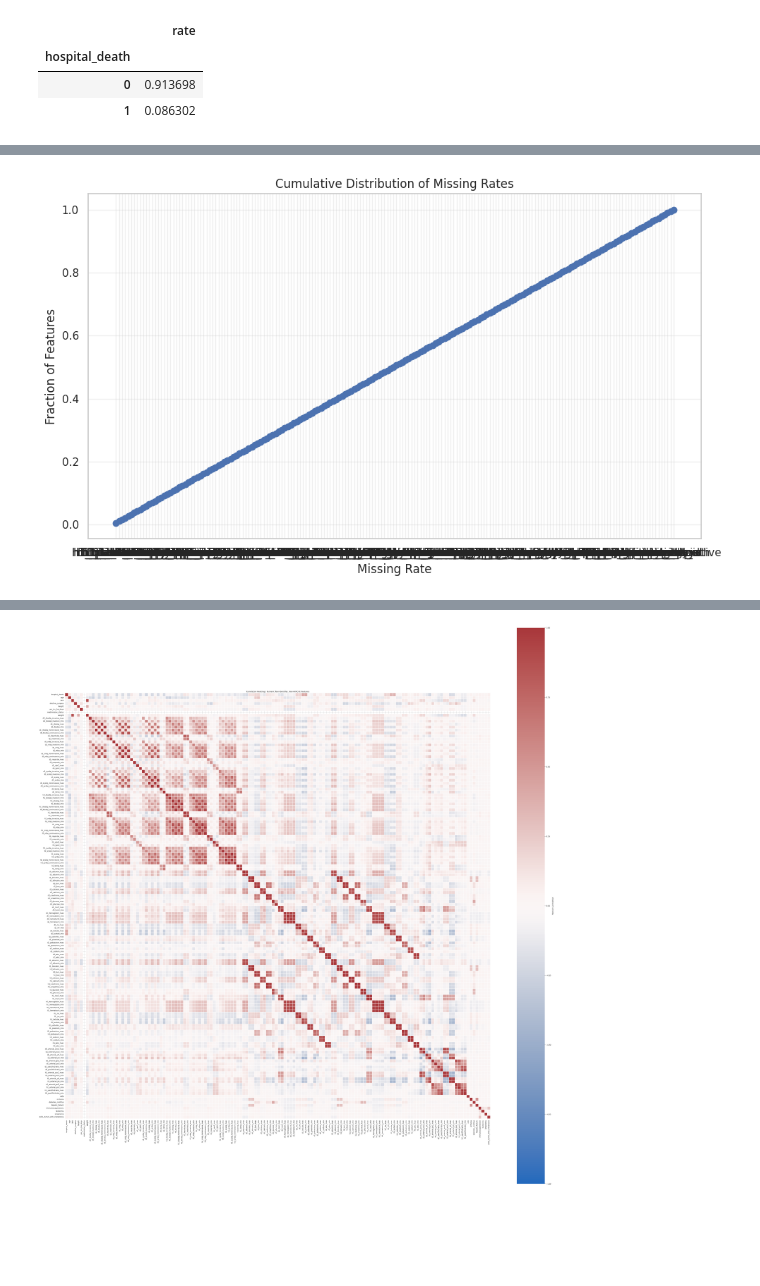
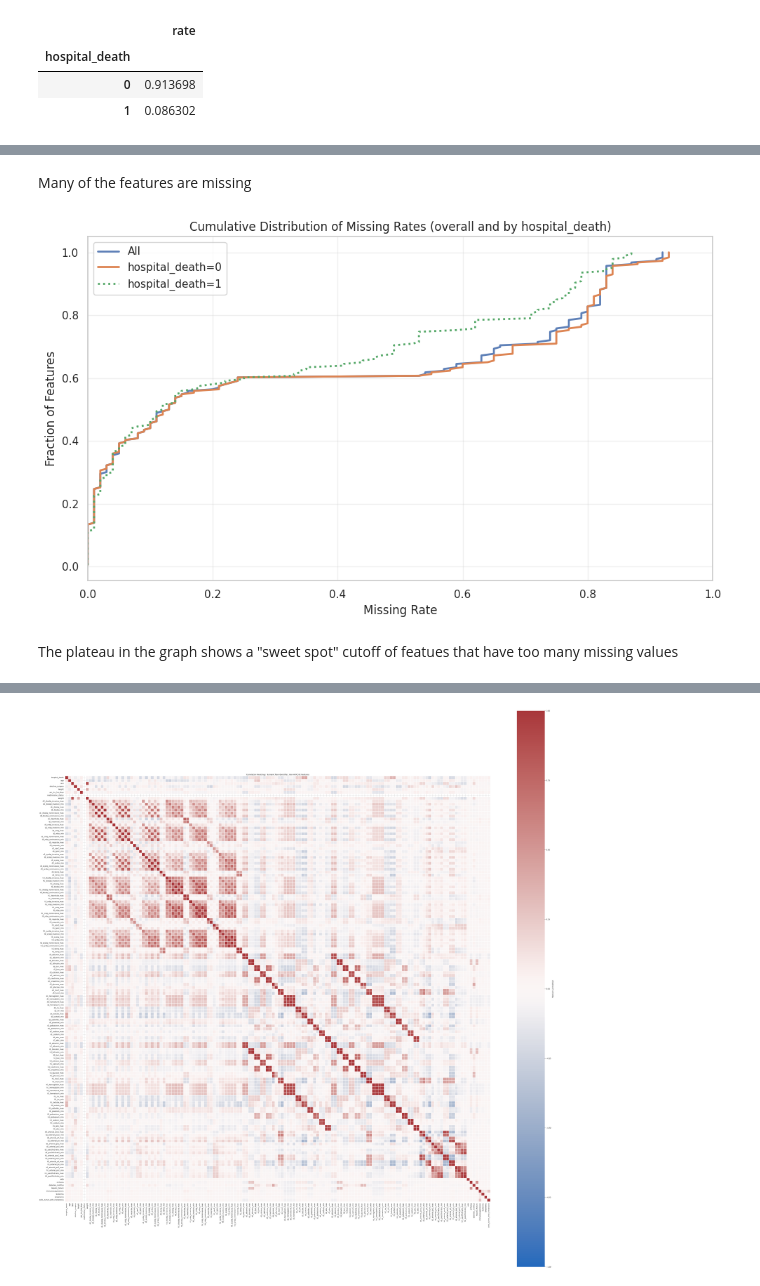
Before and after one commit to SwaneGhost/MedicalRiskModel, a Jupyter notebook: notebooks/01_wids_download_and_eda.ipynb, the cells around one changed output, grey strips where cells are left out. Drawn from its saved outputs; the diff is of its cells as text; code cells hidden in the pictures; blank space fills up the shorter version.

```diff
--- a/notebooks/01_wids_download_and_eda.ipynb
+++ b/notebooks/01_wids_download_and_eda.ipynb
@@ -157,21 +178,41 @@ missing.head(5)
+# %% [markdown]
+Many of the features are missing
 # %%
 plt.figure(figsize=(10, 6))
 
-missing_rates = np.sort(np.round(missing["missing_rate"].to_numpy(), 2))
+# Overall missing-rate CDF
+missing_rates_all = np.sort(np.round(missing["missing_rate"].to_numpy(), 2))
 
-cdf = np.arange(1, len(missing_rates) + 1) / len(missing_rates)
+# CDF baseline
+cdf = np.arange(1, len(missing_rates_all) + 1) / len(missing_rates_all)
 
-plt.plot(missing_rates, cdf, marker="o", linestyle="-", linewidth=2)
+# Plot overall
+plt.plot(missing_rates_all, cdf, linestyle="-", linewidth=2, label="All", alpha=0.9)
+
+# If target exists, compute and plot missing-rate CDFs for each class
+if target_col in df.columns:
+    missing_by_class = {}
+    for cls in [0, 1]:
+        sub = df[df[target_col] == cls]
+        # ensure same length (features) ordering matches overall by sorting
+        missing_by_class[cls] = np.sort(np.round(sub.isna().mean().to_numpy(), 2))
+
+    plt.plot(missing_by_class[0], cdf, linestyle="-", linewidth=2, label=f"{target_col}=0")
+    plt.plot(missing_by_class[1], cdf, linestyle=":", linewidth=2, label=f"{target_col}=1")
+
 plt.xlabel("Missing Rate")
 plt.ylabel("Fraction of Features")
-plt.title("Cumulative Distribution of Missing Rates")
+plt.title("Cumulative Distribution of Missing Rates (overall and by hospital_death)")
 plt.xlim(0, 1)
 #plt.xticks(np.arange(0, 1.01, 0.05))
 plt.grid(True, alpha=0.3)
+plt.legend()
 plt.tight_layout()
 plt.show()
 # %% [output]
-[figure, old version]
+[figure, new version]
+# %% [markdown]
+The plateau in the graph shows a "sweet spot" cutoff of featues that have too many missing values
 # %%
 numeric_cols = df.select_dtypes(include="number").columns
 df[numeric_cols].describe().T.sort_values("std", ascending=False).head(30)
```
Also changed, not shown: parts of 13 cells of this notebook, 1 other file.
